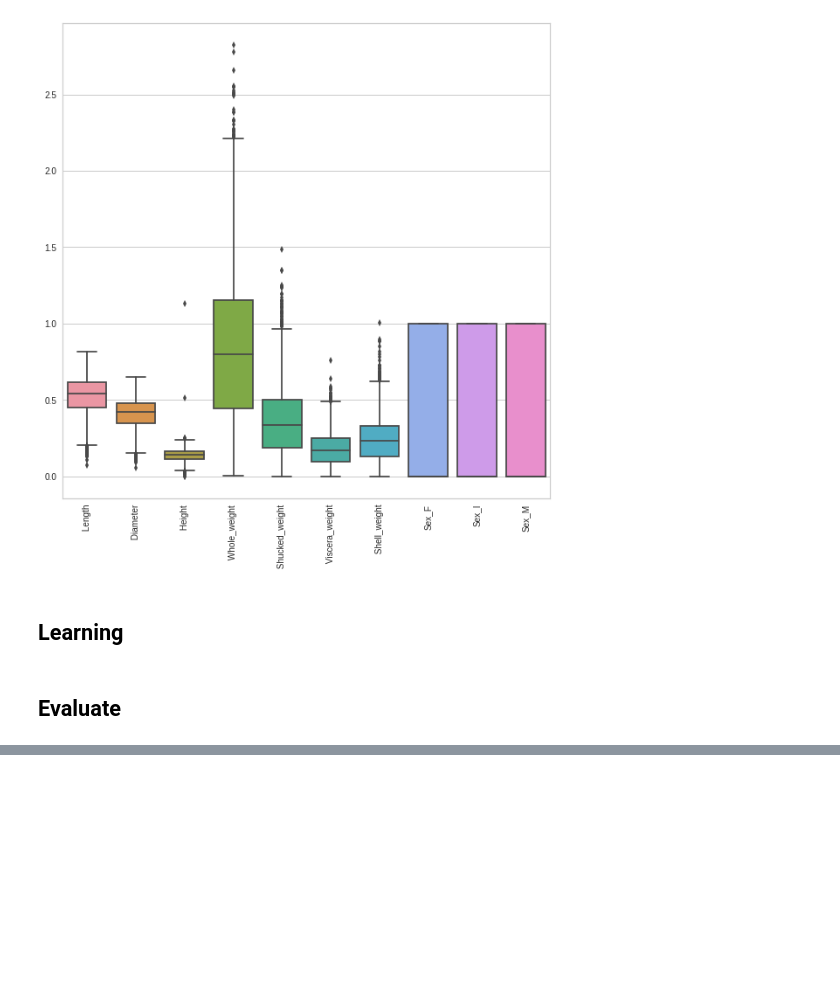
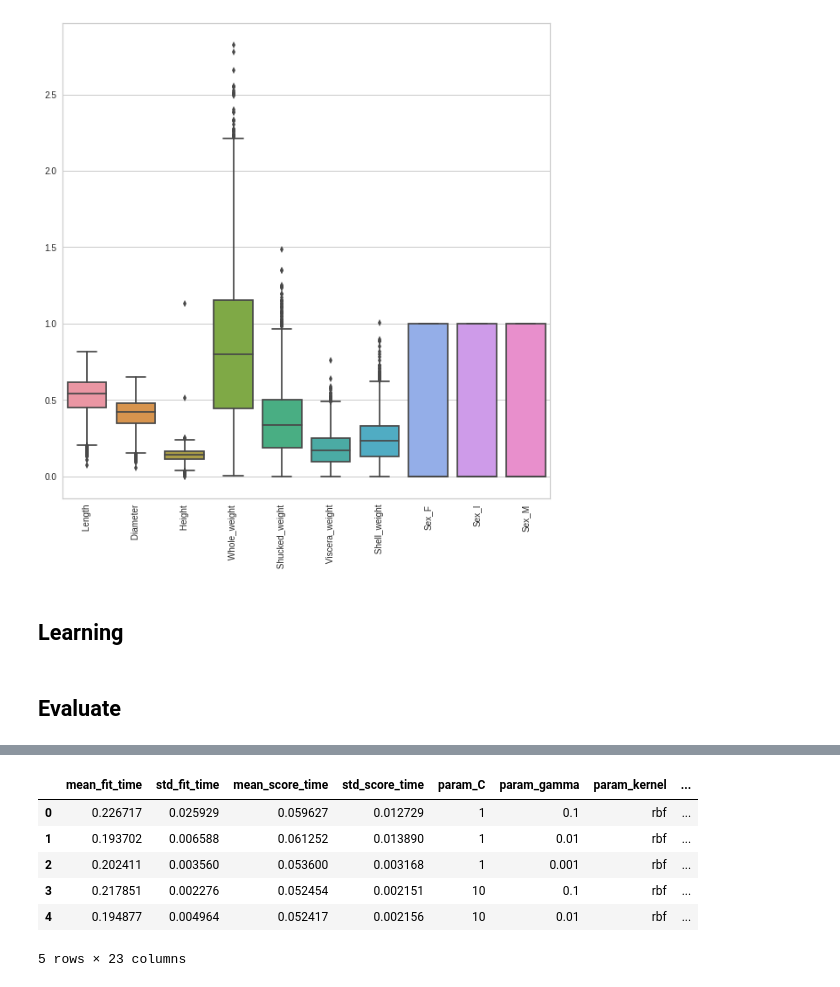
Before and after one commit to baibai25/en_2019, a Jupyter notebook: EDA.ipynb, the cells around one changed output, grey strips where cells are left out. Drawn from its saved outputs; the diff is of its cells as text; code cells hidden in the pictures; blank space fills up the shorter version.

Commit message:
Add grid search

```diff
--- a/EDA.ipynb
+++ b/EDA.ipynb
@@ -208,0 +235,9 @@ plt.legend(loc='best', bbox_to_anchor=(1.35, 1), borderaxespad=0)
+# %%
+tuning_parm = [
+    {'C': [1, 10, 100], 'gamma': [0.1, 0.01, 0.001], 'kernel': ['rbf']},
+    {'C': [1, 10, 100], 'gamma': [0.1, 0.01, 0.001], 'kernel': ['poly']},
+]
+
+clf = GridSearchCV(SVC(), tuning_parm, cv=5, scoring='f1_micro', return_train_score=True)
+# %%
+clf.fit(X_train, y_train)
@@ -208,0 +254,11 @@ plt.legend(loc='best', bbox_to_anchor=(1.35, 1), borderaxespad=0)
+# %%
+grid_df = pd.DataFrame.from_dict(clf.cv_results_)
+grid_df.head()
+# %% [output]
+|  | mean_fit_time | std_fit_time | mean_score_time | std_score_time | param_C | param_gamma | param_kernel | ... |
+| 0 | 0.226717 | 0.025929 | 0.059627 | 0.012729 | 1 | 0.1 | rbf | ... |
+| 1 | 0.193702 | 0.006588 | 0.061252 | 0.013890 | 1 | 0.01 | rbf | ... |
+| 2 | 0.202411 | 0.003560 | 0.053600 | 0.003168 | 1 | 0.001 | rbf | ... |
+| 3 | 0.217851 | 0.002276 | 0.052454 | 0.002151 | 10 | 0.1 | rbf | ... |
+| 4 | 0.194877 | 0.004964 | 0.052417 | 0.002156 | 10 | 0.01 | rbf | ... |
+5 rows × 23 columns
```
Also changed, not shown: parts of 20 cells of this notebook.
